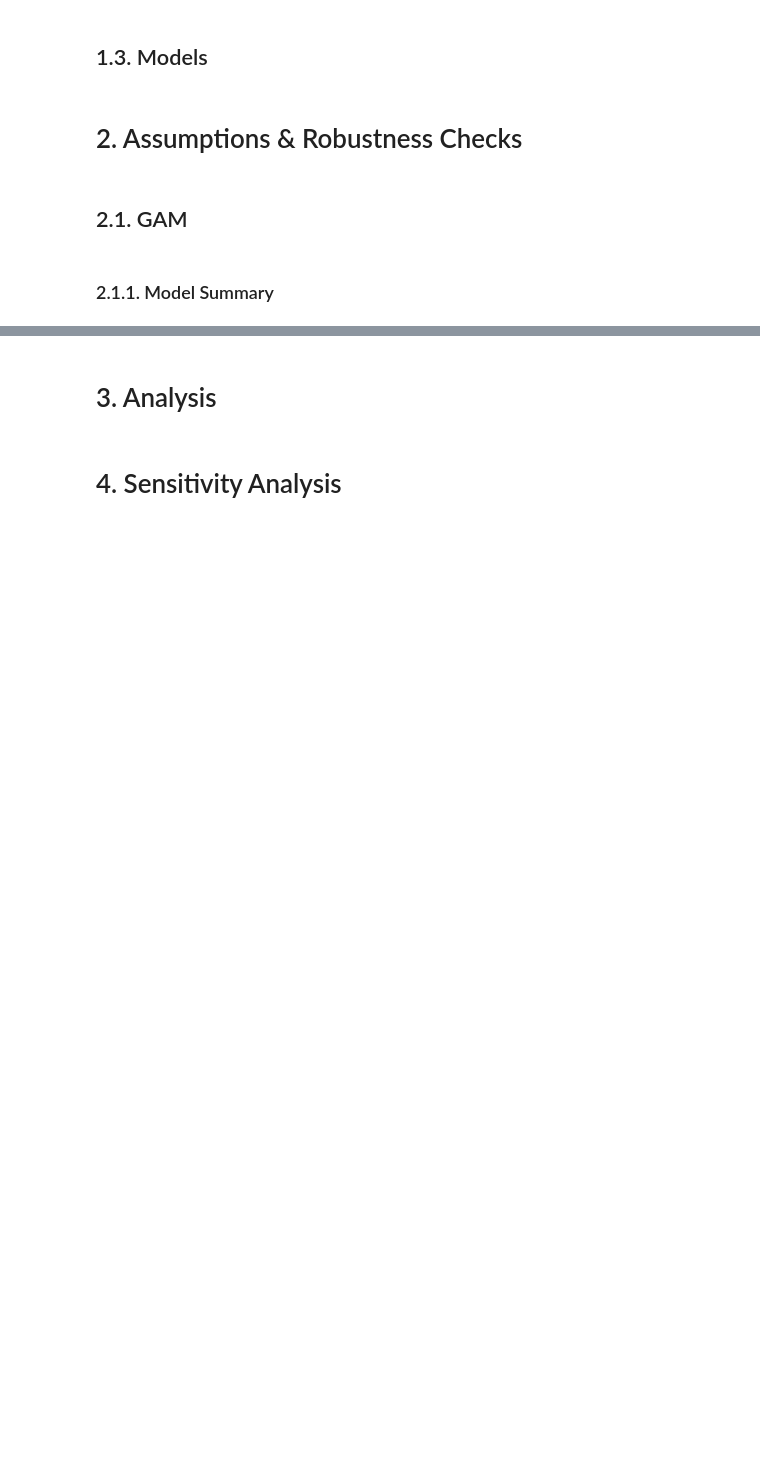
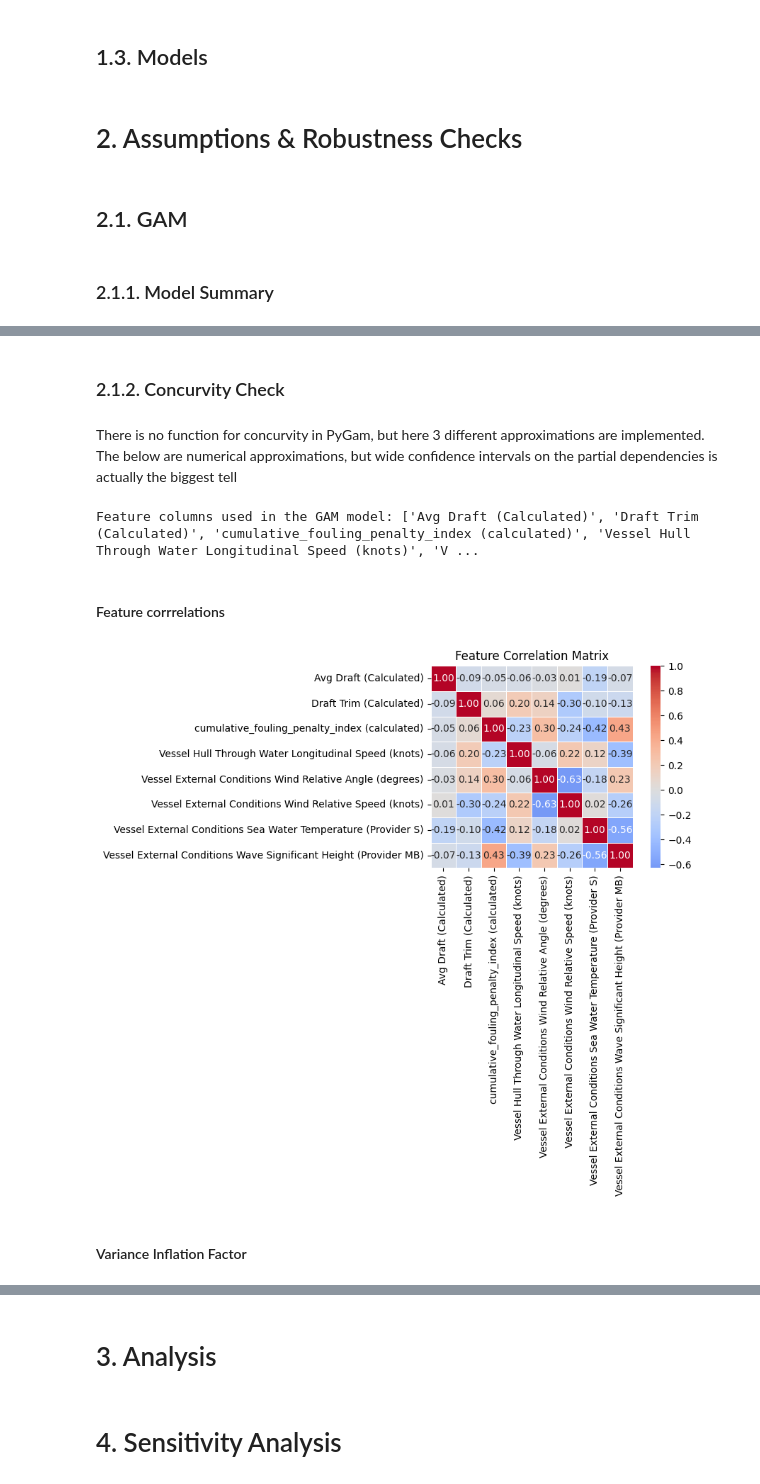
Before and after one commit to AugustBjerg/Master-s-thesis, a Jupyter notebook: code/modelling/notebooks/evaluation.ipynb, the cells around one changed output, grey strips where cells are left out. Cells and saved outputs as stored; diff of their text form; code cells hidden in the pictures; blank space fills up the shorter version.

```diff
--- a/code/modelling/notebooks/evaluation.ipynb
+++ b/code/modelling/notebooks/evaluation.ipynb
@@ -104,0 +88,28 @@ pdep, confi = actual_pygam_model.partial_dependence(term=days_cleaning_idx, X=XX
+# %% [markdown]
+### 2.1.2. Concurvity Check
+# %% [markdown]
+There is no function for concurvity in PyGam, but here 3 different approximations are implemented. The below are numerical approximations, but wide confidence intervals on the partial dependencies is actually the biggest tell
+# %%
+feature_cols = model_pipelines['GAM'].named_steps['preprocessor']\
+                                     .transformers_[0][2]
+
+print("Feature columns used in the GAM model:", feature_cols)
+# %% [output]
+Feature columns used in the GAM model: ['Avg Draft (Calculated)', 'Draft Trim (Calculated)', 'cumulative_fouling_penalty_index (calculated)', 'Vessel Hull Through Water Longitudinal Speed (knots)', 'V ...
+# %%
+X_train_df = pd.DataFrame(X_train, columns=feature_cols)
+# %% [markdown]
+#### Feature corrrelations
+# %%
+corr_matrix = X_train_df.corr()
+
+plt.figure(figsize=(10, 8))
+sns.heatmap(corr_matrix, annot=True, fmt='.2f', cmap='coolwarm', center=0,
+            square=True, linewidths=0.5)
+plt.title('Feature Correlation Matrix')
+plt.tight_layout()
+plt.show()
+# %% [output]
+[figure, added]
+# %% [markdown]
+#### Variance Inflation Factor
```
Also changed, not shown: parts of 6 cells of this notebook, 3 other files.
